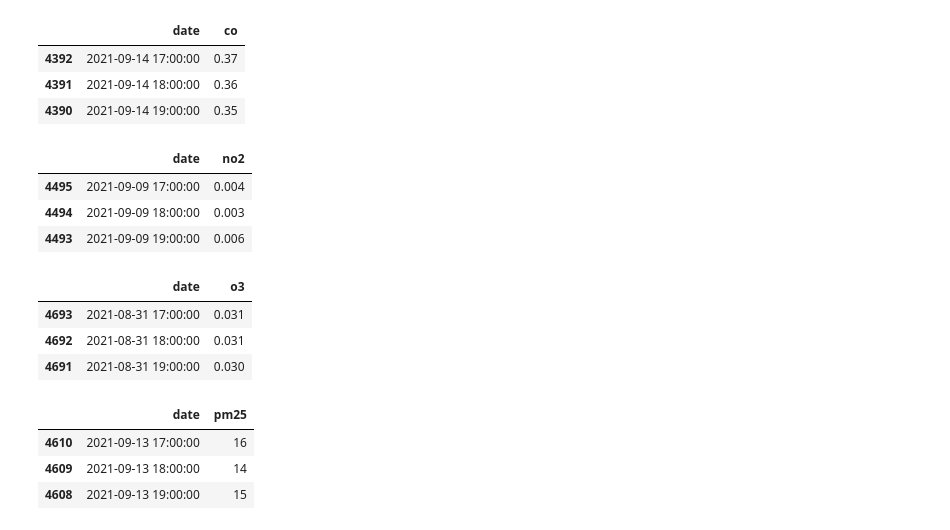
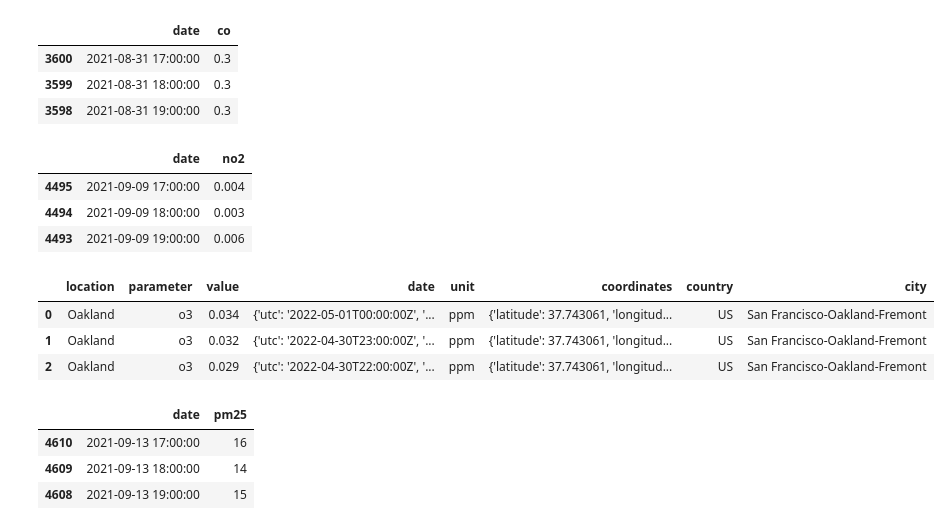
Before and after one commit to UCB-stat-159-s22/hw07-group13, a Jupyter notebook: MainAnalysis.ipynb, the cells around one changed output. Saved outputs shown, nothing was run; the diff lists cells and outputs as text; code cells hidden in the pictures.

```diff
--- a/MainAnalysis.ipynb
+++ b/MainAnalysis.ipynb
@@ -19,6 +15,6 @@ api = openaq.OpenAQ()
 # %%
 date_from = '2021-09-01T00:00:00Z'
-date_to = '2022-05-01T00:00:00Z'
+date_to = '2022-03-01T00:00:00Z'
 # %%
 # co
 
@@ -38,9 +34,9 @@ df_co = df_co[df_co['co'] >= 0]
 df_co.head(3)
 # %% [output]
 |  | date | co |
-| 4392 | 2021-09-14 17:00:00 | 0.37 |
-| 4391 | 2021-09-14 18:00:00 | 0.36 |
-| 4390 | 2021-09-14 19:00:00 | 0.35 |
+| 3600 | 2021-08-31 17:00:00 | 0.3 |
+| 3599 | 2021-08-31 18:00:00 | 0.3 |
+| 3598 | 2021-08-31 19:00:00 | 0.3 |
 # %%
 # no2
 status, resp = api.measurements(city='San Francisco-Oakland-Fremont',
@@ -64,25 +60,25 @@ df_no2.head(3)
 | 4493 | 2021-09-09 19:00:00 | 0.006 |
 # %%
 # o3
-status, resp = api.measurements(city = 'San Francisco-Oakland-Fremont',
+status, resp = api.measurements(city='San Francisco-Oakland-Fremont',
                                 location='Oakland', parameter='o3',
                                 date_from=date_from,
                                 date_to=date_to,
-                                limit=5000)
+                                limit=100)
 r = resp['results']
 df_o3 = pd.DataFrame(data=r)
-df_o3['date'] = u.extract_localdate(df_o3['date'].values)
-df_o3 = df_o3.rename(columns={"value": "o3"})
-df_o3 = df_o3.loc[:, ['date', 'o3']]
-df_o3 = df_o3.iloc[::-1]
-df_o3 = df_o3[df_o3['o3'] >= 0]
+# df_o3['date'] = u.extract_localdate(df_o3['date'].values)
+# df_o3 = df_o3.rename(columns={"value": "o3"})
+# df_o3 = df_o3.loc[:, ['date', 'o3']]
+# df_o3 = df_o3.iloc[::-1]
+# df_o3 = df_o3[df_o3['o3'] >= 0]
 
 df_o3.head(3)
 # %% [output]
-|  | date | o3 |
-| 4693 | 2021-08-31 17:00:00 | 0.031 |
-| 4692 | 2021-08-31 18:00:00 | 0.031 |
-| 4691 | 2021-08-31 19:00:00 | 0.030 |
+|  | location | parameter | value | date | unit | coordinates | country | city |
+| 0 | Oakland | o3 | 0.034 | {'utc': '2022-05-01T00:00:00Z', '... | ppm | {'latitude': 37.743061, 'longitud... | US | San Francisco-Oakland-Fremont |
+| 1 | Oakland | o3 | 0.032 | {'utc': '2022-04-30T23:00:00Z', '... | ppm | {'latitude': 37.743061, 'longitud... | US | San Francisco-Oakland-Fremont |
+| 2 | Oakland | o3 | 0.029 | {'utc': '2022-04-30T22:00:00Z', '... | ppm | {'latitude': 37.743061, 'longitud... | US | San Francisco-Oakland-Fremont |
 # %%
 # pm25
 status, resp = api.measurements(city='San Francisco-Oakland-Fremont',
```
Also changed, not shown: parts of 11 cells of this notebook, 42 other files.
